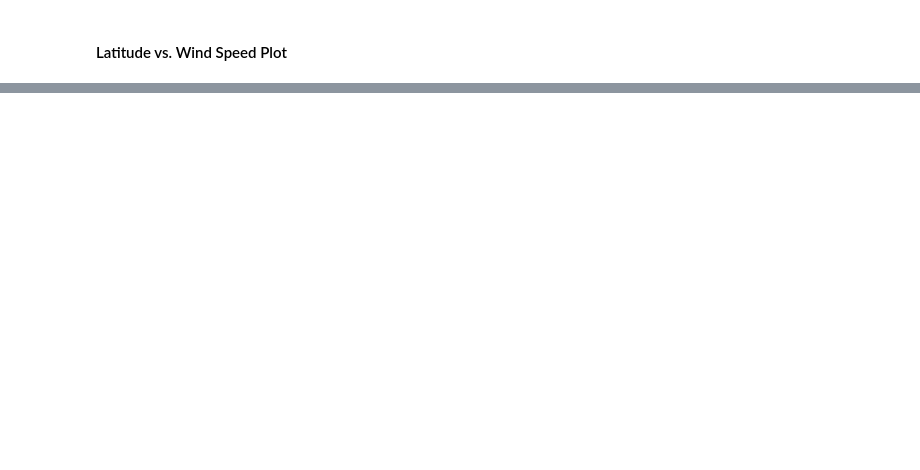
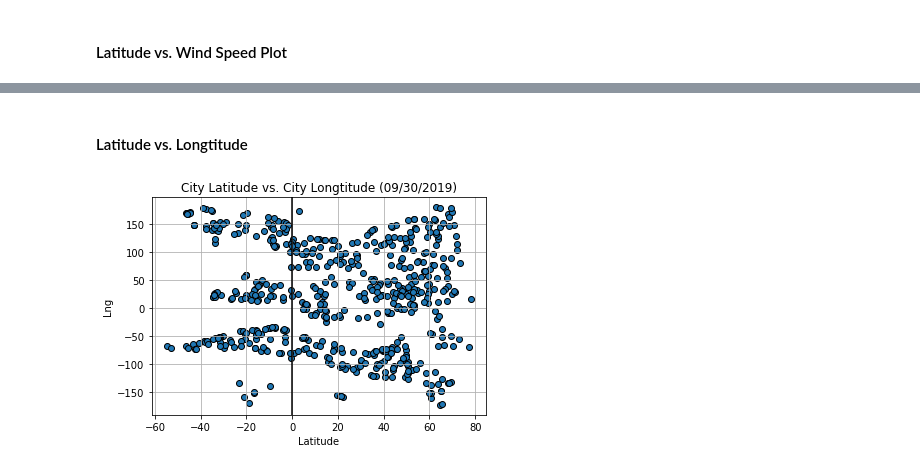
Before and after one commit to ahmedgurbuz/SMU_Assignments, a Jupyter notebook: Unit_06_API/WeatherPy.ipynb, the cells around one changed output, grey strips where cells are left out. Saved outputs shown, nothing was run; the diff lists cells and outputs as text; code cells hidden in the pictures; blank space fills up the shorter version.

```diff
--- a/Unit_06_API/WeatherPy.ipynb
+++ b/Unit_06_API/WeatherPy.ipynb
@@ -303,0 +304,24 @@ plt.show()
+# %% [markdown]
+#### Latitude vs. Longtitude
+# %%
+# Create scatter plot to compare Lattitude and Max Temp. of the randomly selected cities in the Data Frame
+plt.scatter(data_df["Lat"], data_df["Lng"], edgecolor = 'black')
+
+# Give the chart a title, x label, y label and grid
+plt.title("City Latitude vs. City Longtitude (09/30/2019)")
+plt.xlabel("Latitude")
+plt.ylabel("Lng")
+
+# Plot grid
+plt.grid(True)
+
+# Plot vertical line at 0 latitude (equator)
+plt.axvline(x=0, color = 'black')
+
+# Save the Figure
+plt.savefig(r"C:\Users\AG\Documents\SMU_Assignments\Unit_06_API\plots\lat_and_lon.png")
+
+# Show the Figure
+plt.show()
+# %% [output]
+[figure, added]
```
Also changed, not shown: parts of 8 cells of this notebook.
